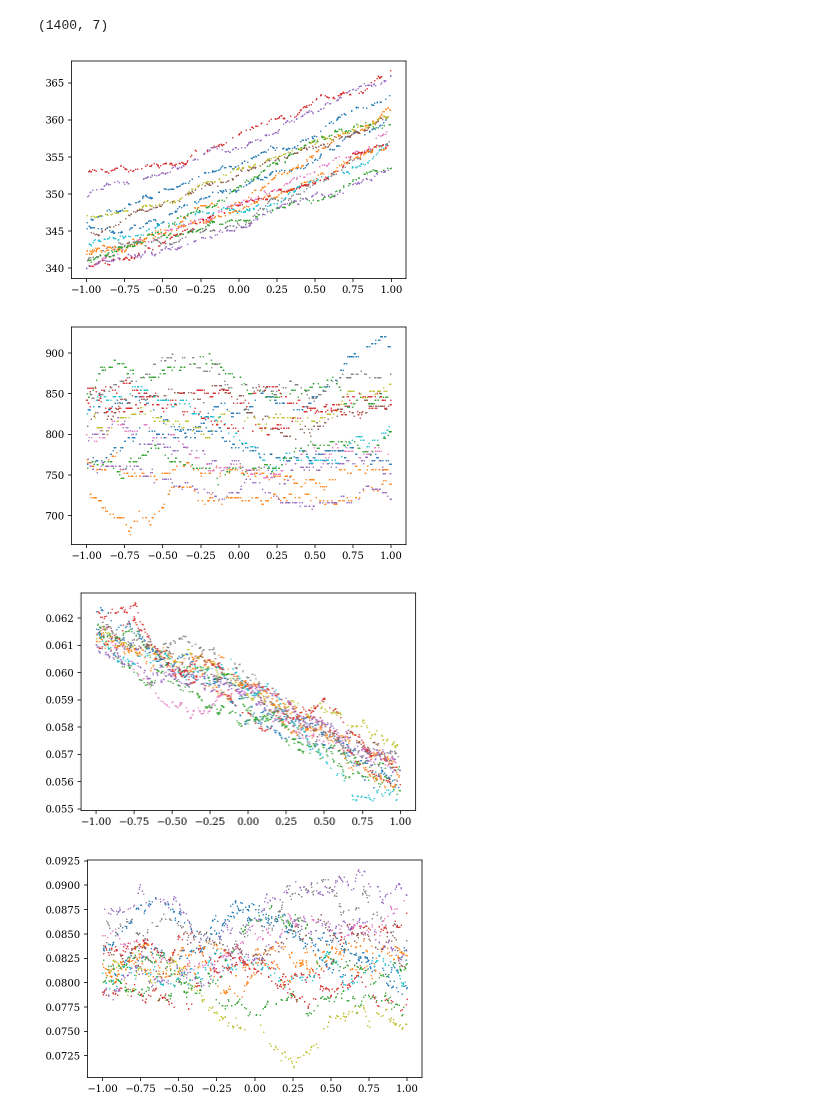
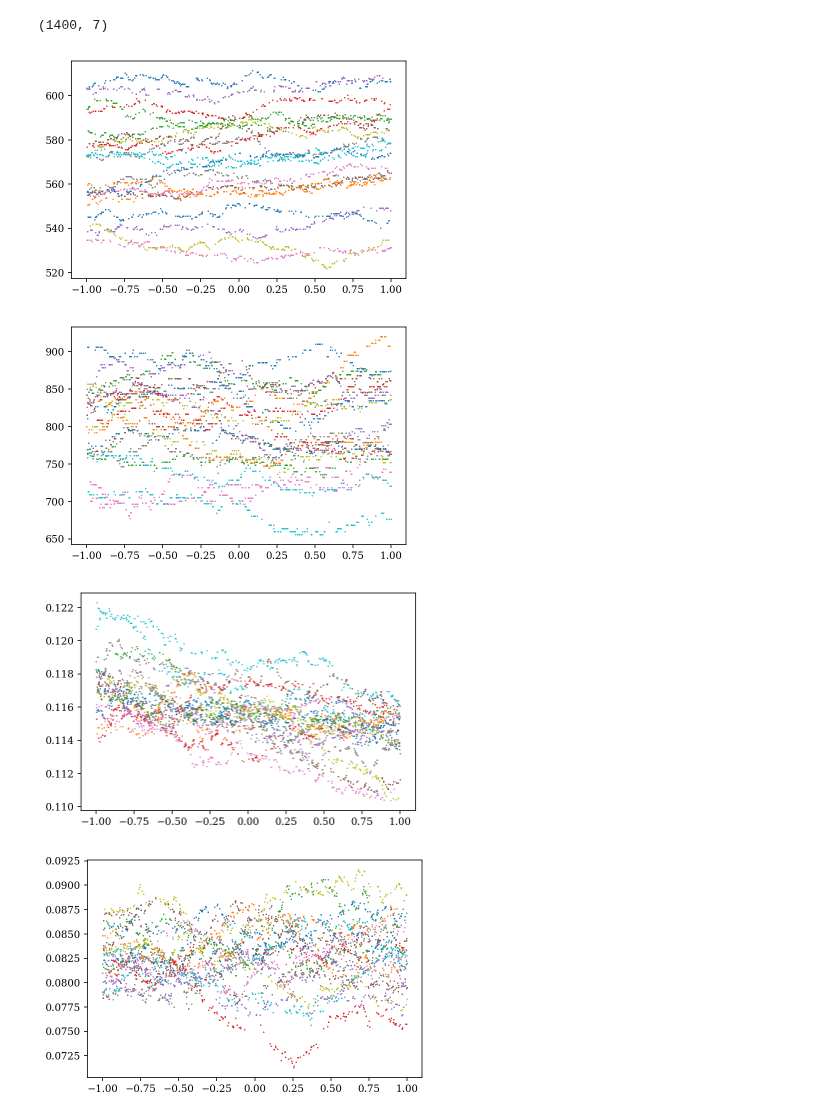
Before and after one commit to KuanWang-Astro/Fisher-paper-version, a Jupyter notebook: Plot_df-dp.ipynb, the cells around one changed output. Drawn from its saved outputs; the diff is of its cells as text; code cells hidden in the pictures.

```diff
--- a/Plot_df-dp.ipynb
+++ b/Plot_df-dp.ipynb
@@ -31,14 +31,14 @@ def plot_fi_pj(i,j,threshold):
     for seed in seed_list[threshold]:
         plt.plot(pertparam_dict[seed][i*200:i*200+200,i],pertfunc_dict[seed][i*200:i*200+200,j],'.',markersize=1)
 # %%
-plot_fi_pj(5,2,'-19.0')
+plot_fi_pj(5,2,'-20.5')
 plot_fi_pj(5,2,'-21.0')
 # %% [output]
-[figure, old version]
+[figure, new version]
-[figure, old version]
+[figure, new version]
 # %%
-plot_fi_pj(5,93,'-19.0')
+plot_fi_pj(5,93,'-20.5')
 plot_fi_pj(5,93,'-21.0')
 # %% [output]
-[figure, old version]
+[figure, new version]
-[figure, old version]
+[figure, new version]
```
Also changed, not shown: parts of 5 cells of this notebook, 3 other files.
